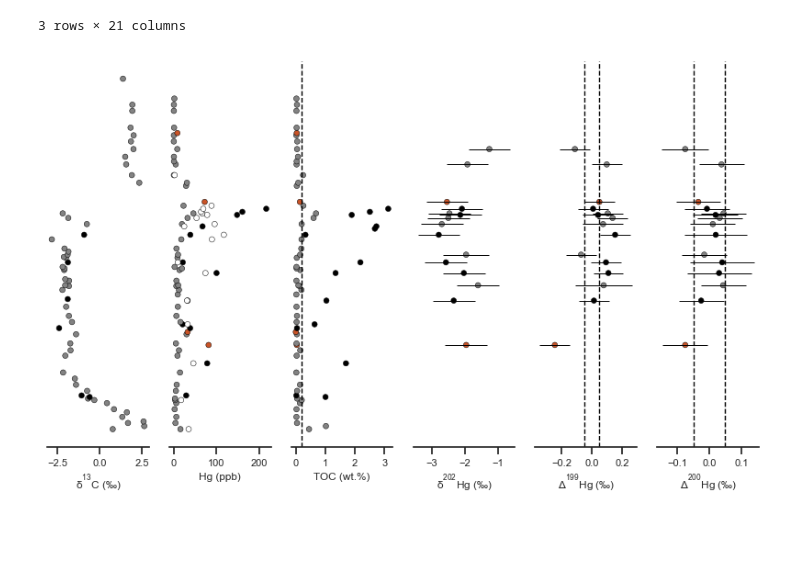
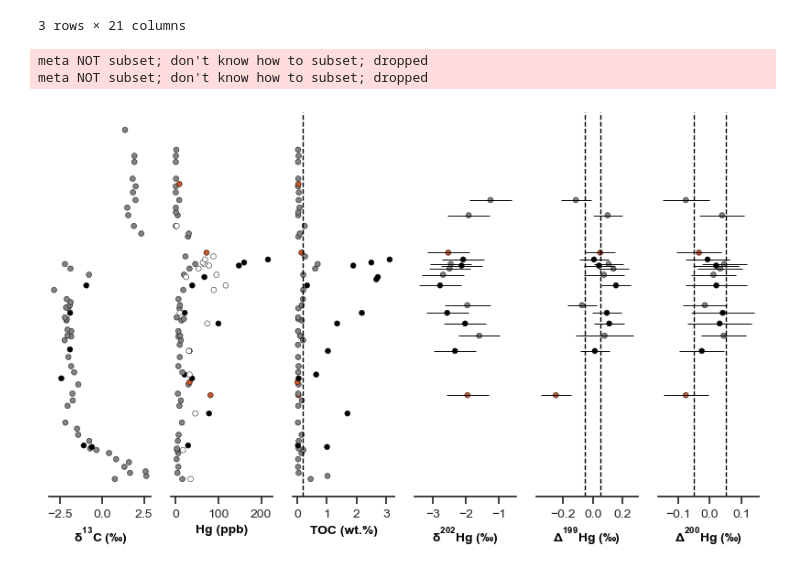
Before and after one commit to oluwaseun-edward/notebooks, a Jupyter notebook: shanggang.ipynb, the cells around one changed output. Cells and saved outputs as stored; diff of their text form; code cells hidden in the pictures; blank space fills up the shorter version.

```diff
--- a/shanggang.ipynb
+++ b/shanggang.ipynb
@@ -51,35 +51,38 @@ ax= [ax0, ax1, ax2, ax3, ax4, ax5]
 xlabels = ["$\delta^{13}C\;(‰)$", "Hg (ppb)", "TOC (wt.%)",
            "$\delta^{202}Hg\;(‰)$", "$\Delta^{199}Hg\;(‰)$", "$\Delta^{200}Hg\;(‰)$"]
 err= ["d202_se", "D199_se", "D200_se"]
 err_subs = [d202Hg, D199, D200]
 ax_2=[ax3, ax4, ax5]
 # make the subplots using a for loop.
 for ix, sub in enumerate(subs):
     sns.scatterplot(data=sha, x=sha[sub], y=depth, ax=ax[ix],
                     color='black', legend=False, edgecolor='black',
                     size=20, hue='rock-type', palette=colors
                     )
-    ax[ix].tick_params(labelsize=8)
-    ax[ix].set_xlabel(xlabels[ix], fontsize=8.5)
+    ax[ix].tick_params(labelsize=10)
+    ax[ix].set_xlabel(xlabels[ix], fontsize=10, c="black", fontweight="bold")
 
 # add extra plot to 2nd subplot
 sns.scatterplot(data=sha, x=Hg_TOC, y=depth, ax=ax1,
                     color='white', legend=False, edgecolor='black',
                     size=20, alpha=1)
 # Annotate axes.
 ax2.axvline(x=0.2, linestyle="--", color="black", linewidth=1)
 ax4.axvline(x=-0.05, linestyle="--", color="black", linewidth=1)
 ax4.axvline(x=0.05, linestyle="--", color="black", linewidth=1)
 ax5.axvline(x=-0.05, linestyle="--", color="black", linewidth=1)
 ax5.axvline(x=0.05, linestyle="--", color="black", linewidth=1)
 ax2.set_xticks([0, 1, 2, 3])
-ax4.set_xticks([-.4, -.2, 0, .2])
+ax4.set_xticks([-.2, 0, .2])
+ax1.set_xticks([0, 100, 200])
 
 # add error bars to Hg-isotope subplots
 for ix, sub in enumerate(err):
     ax_2[ix].errorbar(xerr=sha[sub], y=depth,x=err_subs[ix], ecolor="black", color="black",
              linestyle='none', elinewidth=0.7, capthick=0.5, mec='black')
 
-# plt.savefig("../plots/sha_all2.pdf", dpi=600)
+plt.savefig("../plots/sha_all2.pdf", dpi=600)
 # %% [output]
+meta NOT subset; don't know how to subset; dropped
+meta NOT subset; don't know how to subset; dropped
-[figure, old version]
+[figure, new version]
```
Also changed, not shown: 4 other files.
